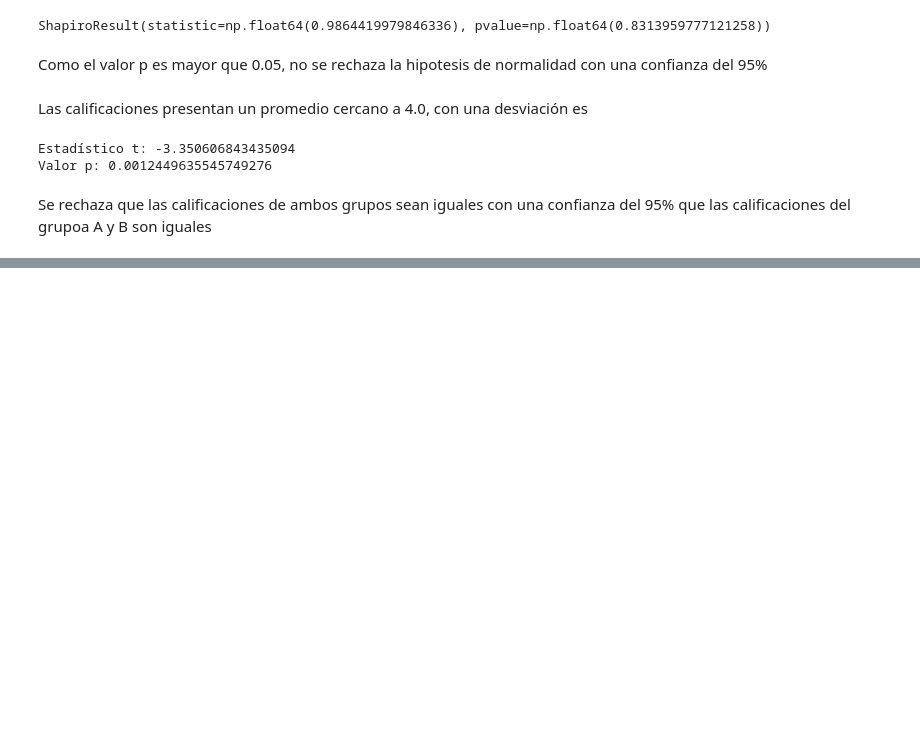
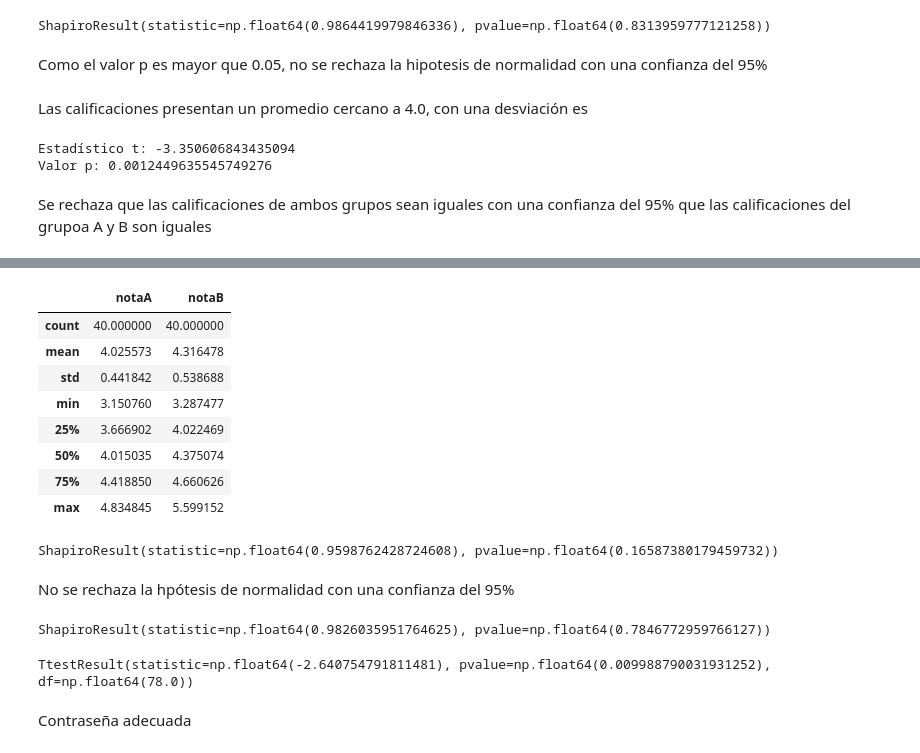
Before and after one commit to santiagovillamizarjaimes-collab/segundocorte, a Jupyter notebook: previo2.ipynb, the cells around one changed output, grey strips where cells are left out. Saved outputs shown, nothing was run; the diff lists cells and outputs as text; code cells hidden in the pictures; blank space fills up the shorter version.

```diff
--- a/previo2.ipynb
+++ b/previo2.ipynb
@@ -309,0 +356,32 @@ Se rechaza que las calificaciones de ambos grupos sean iguales con una confianza
+# %%
+df.describe()
+# %% [output]
+|  | notaA | notaB |
+| count | 40.000000 | 40.000000 |
+| mean | 4.025573 | 4.316478 |
+| std | 0.441842 | 0.538688 |
+| min | 3.150760 | 3.287477 |
+| 25% | 3.666902 | 4.022469 |
+| 50% | 4.015035 | 4.375074 |
+| 75% | 4.418850 | 4.660626 |
+| max | 4.834845 | 5.599152 |
+# %%
+from scipy.stats import shapiro
+shapiro(df["notaA"])
+# %% [output]
+ShapiroResult(statistic=np.float64(0.9598762428724608), pvalue=np.float64(0.16587380179459732))
+# %% [markdown]
+
+No se rechaza la hpótesis de normalidad con una confianza del 95%
+# %%
+from scipy.stats import shapiro
+shapiro(df["notaB"])
+# %% [output]
+ShapiroResult(statistic=np.float64(0.9826035951764625), pvalue=np.float64(0.7846772959766127))
+# %%
+from scipy import stats
+stats.ttest_ind(df["notaA"], df["notaB"])
+# %% [output]
+TtestResult(statistic=np.float64(-2.640754791811481), pvalue=np.float64(0.009988790031931252), df=np.float64(78.0))
+# %% [markdown]
+Contraseña adecuada
```
Also changed, not shown: parts of 9 cells of this notebook.
